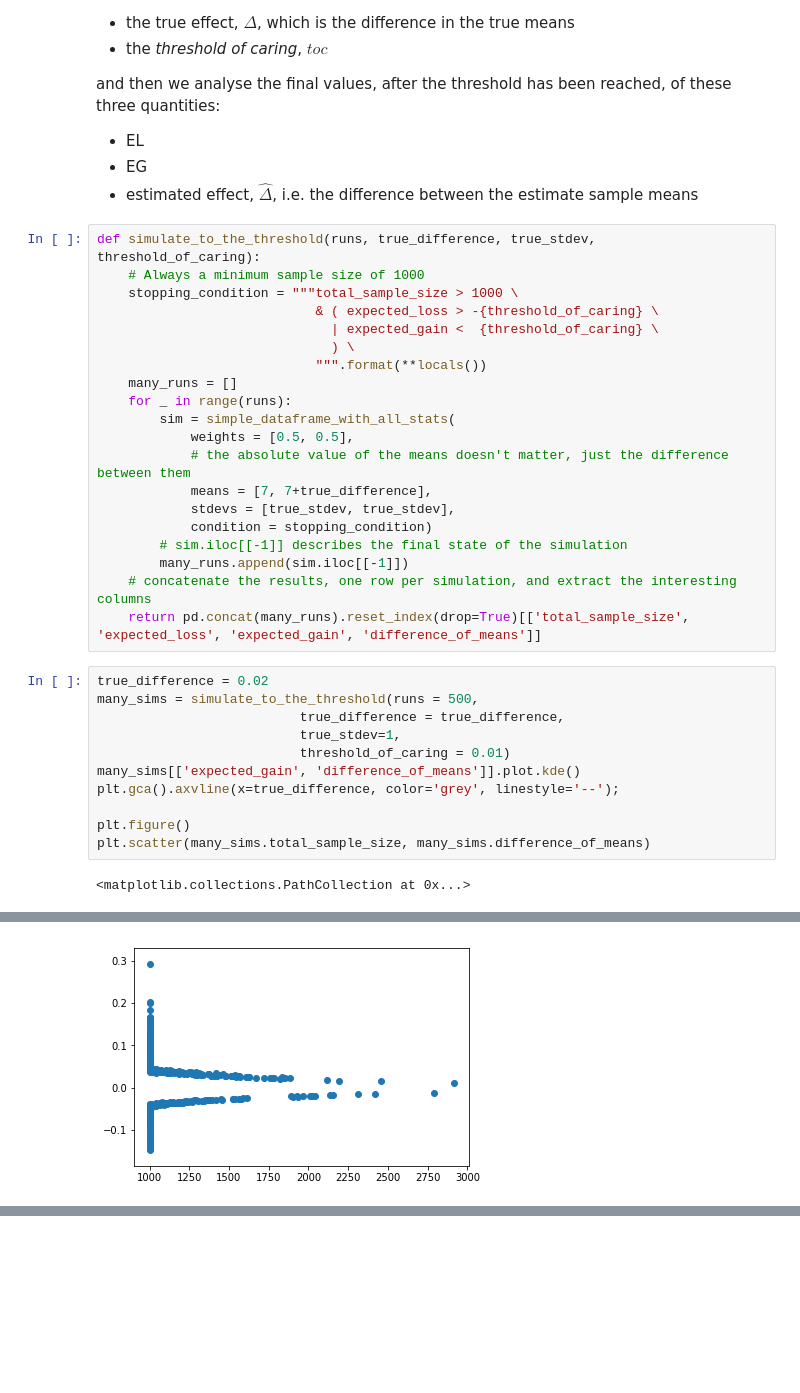
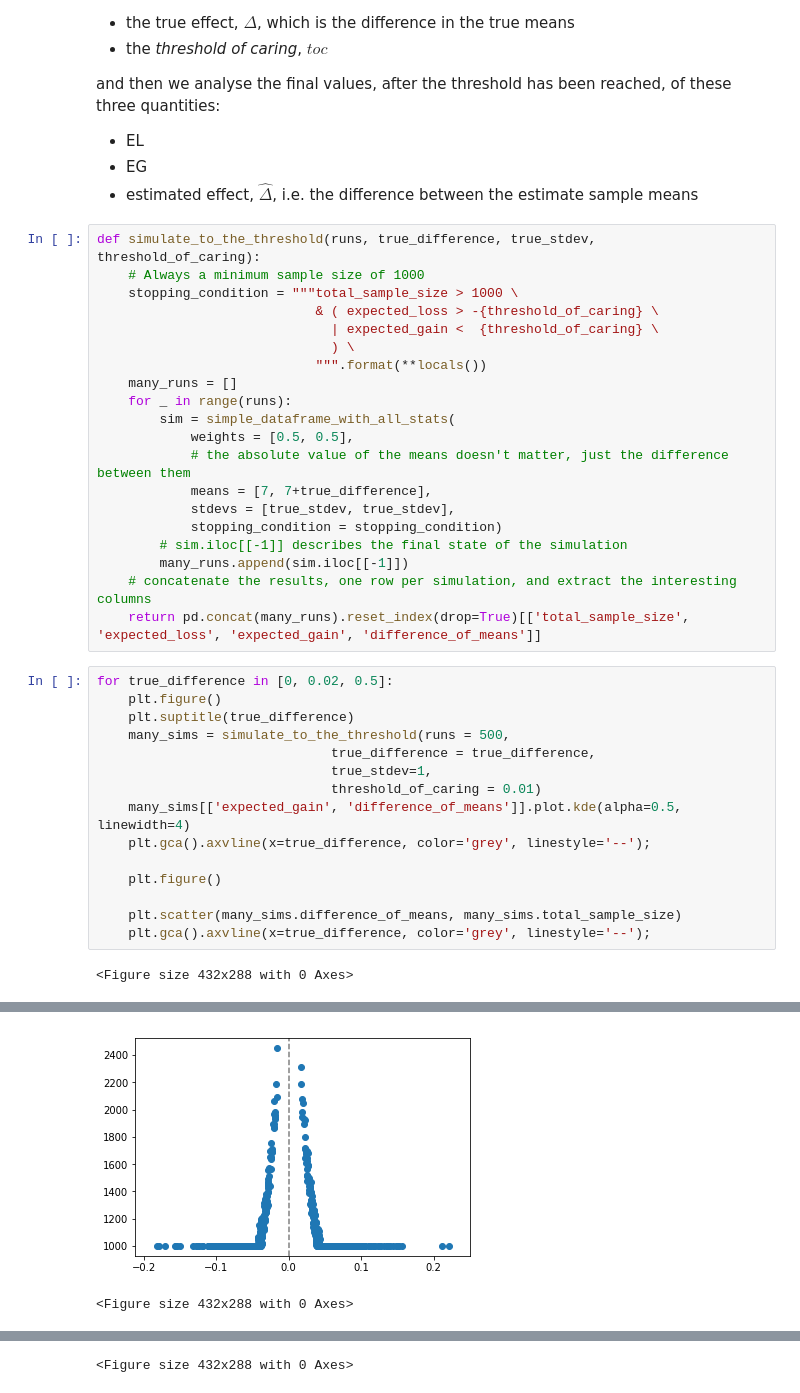
Before and after one commit to aaronmcdaid/bayesian.risk, a Jupyter notebook: notebooks/Expected Loss, and behaviour under early stopping.ipynb, the cells around one changed output, grey strips where cells are left out. Drawn from its saved outputs; the diff is of its cells as text; blank space fills up the shorter version.

Commit message:
rerun notebook. Some things, including a little alpha

```diff
--- a/notebooks/Expected Loss, and behaviour under early stopping.ipynb
+++ b/notebooks/Expected Loss, and behaviour under early stopping.ipynb
@@ -106,21 +106,25 @@ def simulate_to_the_threshold(runs, true_difference, true_stdev, threshold_of_ca
             # the absolute value of the means doesn't matter, just the difference between them
             means = [7, 7+true_difference],
             stdevs = [true_stdev, true_stdev],
-            condition = stopping_condition)
+            stopping_condition = stopping_condition)
         # sim.iloc[[-1]] describes the final state of the simulation
         many_runs.append(sim.iloc[[-1]])
     # concatenate the results, one row per simulation, and extract the interesting columns
     return pd.concat(many_runs).reset_index(drop=True)[['total_sample_size', 'expected_loss', 'expected_gain', 'difference_of_means']]
 # %%
-true_difference = 0.02
-many_sims = simulate_to_the_threshold(runs = 500,
-                          true_difference = true_difference,
-                          true_stdev=1,
-                          threshold_of_caring = 0.01)
-many_sims[['expected_gain', 'difference_of_means']].plot.kde()
-plt.gca().axvline(x=true_difference, color='grey', linestyle='--');
+for true_difference in [0, 0.02, 0.5]:
+    plt.figure()
+    plt.suptitle(true_difference)
+    many_sims = simulate_to_the_threshold(runs = 500,
+                              true_difference = true_difference,
+                              true_stdev=1,
+                              threshold_of_caring = 0.01)
+    many_sims[['expected_gain', 'difference_of_means']].plot.kde(alpha=0.5, linewidth=4)
+    plt.gca().axvline(x=true_difference, color='grey', linestyle='--');
 
-plt.figure()
-plt.scatter(many_sims.total_sample_size, many_sims.difference_of_means)
+    plt.figure()
+
+    plt.scatter(many_sims.difference_of_means, many_sims.total_sample_size)
+    plt.gca().axvline(x=true_difference, color='grey', linestyle='--');
 # %% [output]
-<matplotlib.collections.PathCollection at 0x...>
+<Figure size 432x288 with 0 Axes>
@@ -128 +132,2 @@ plt.scatter(many_sims.total_sample_size, many_sims.difference_of_means)
-[figure, old version]
+[figure, new version]
+<Figure size 432x288 with 0 Axes>
@@ -128,0 +136 @@ plt.scatter(many_sims.total_sample_size, many_sims.difference_of_means)
+<Figure size 432x288 with 0 Axes>
```
Also changed, not shown: parts of 3 cells of this notebook.
